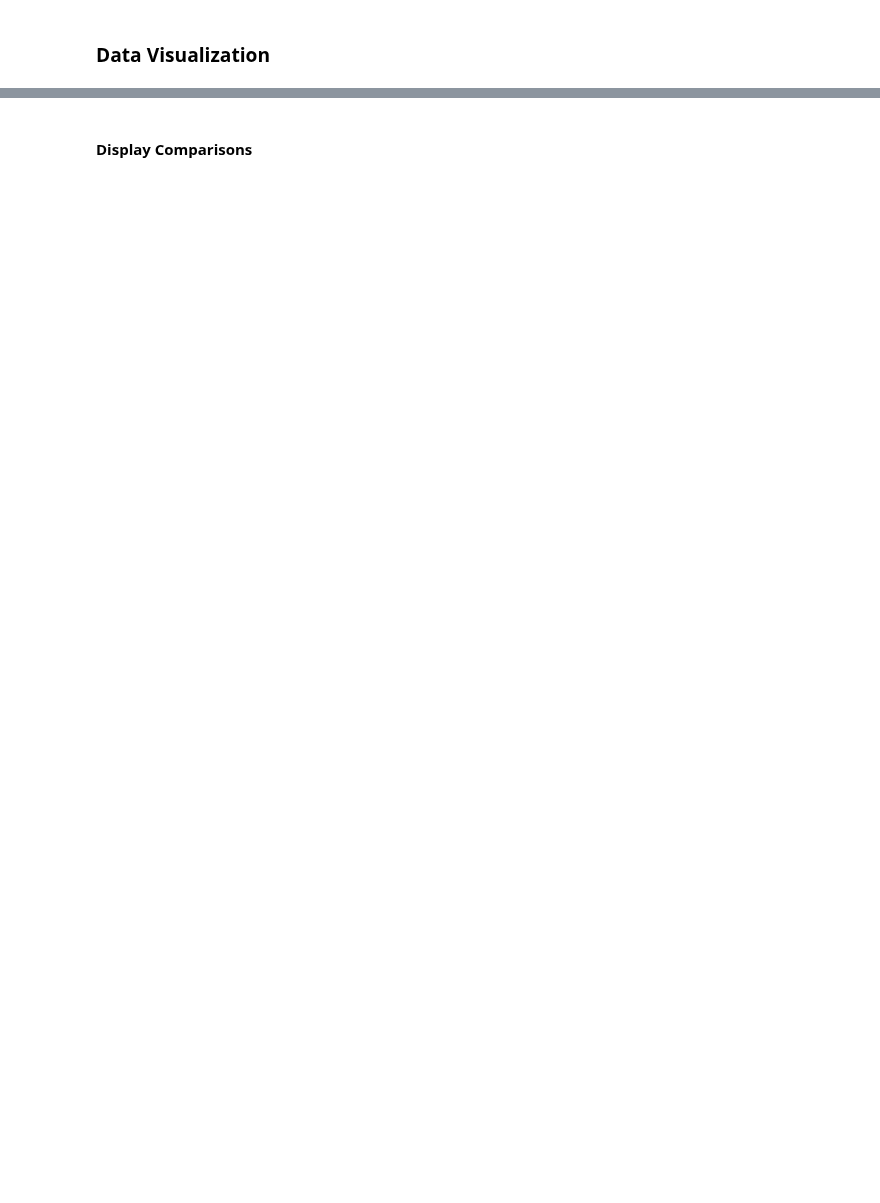
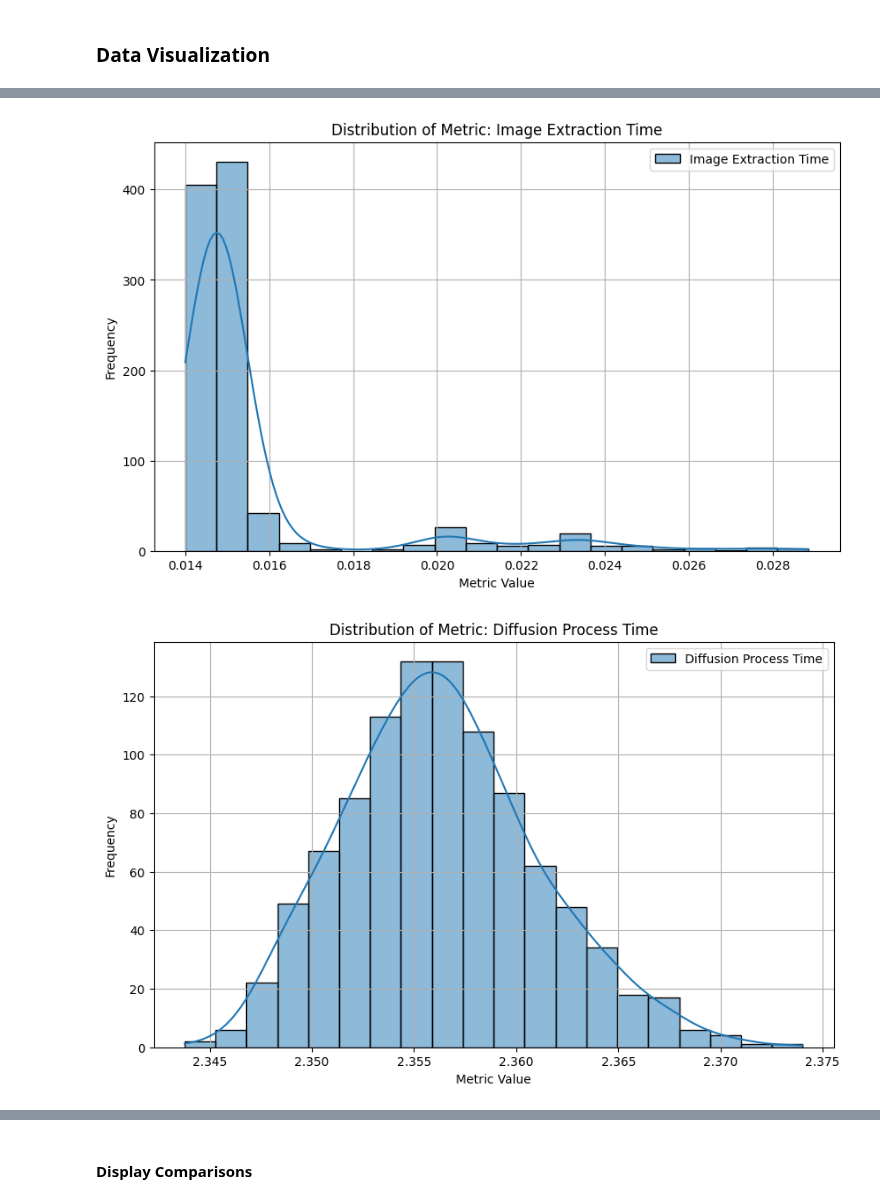
Before and after one commit to AutodeskAILab/WaLa, a Jupyter notebook: Baseline_Testing.ipynb, the cells around one changed output, grey strips where cells are left out. Saved outputs shown, nothing was run; the diff lists cells and outputs as text; code cells hidden in the pictures; blank space fills up the shorter version.

```diff
--- a/Baseline_Testing.ipynb
+++ b/Baseline_Testing.ipynb
@@ -724,0 +216,20 @@ plot_metric_heatmap(
+# %%
+api_key="mqrUAXjKBRul24uX6pxR3gRHX*eyJiYXNlVXJsIjoiaHR0cHM6Ly9jb21ldC5kZXYuY2xvdWRvcy5hdXRvZGVzay5jb20ifQ"
+comet_api = API(api_key=api_key)
+project_name="wala-time-checks"
+workspace="alessandro-giuliano"
+experiment_key = '1bf42d8c3ee545628968903512893acf'
+experiment_keys = {'Benchmark' : '1bf42d8c3ee545628968903512893acf',
+                    'mcubes_fast_write' : '223ac82d90fc4292a33c60cc93e9f929',
+                    'Simplified Vertex' : '7fa0d3b99b0d48588f11da362ed52aca',
+                    'Simplified Quadratic (Inside)' : '86c28056aca843ef9f450d948beb7c61',
+                    'Simplified Quadratic (Outside)' : 'ab20f6ca2c98422399ebae16ad717dff'}
+
+
+# Retrieve the experiment
+experiment = comet_api.get_experiment(workspace, project_name, experiment_keys['Benchmark'])
+
+
+
+all_metric_data, metric_names, metric_display_names = Optim_Visualizations.retrieve_and_plot(experiment,plotting = True)
+# %% [output]
@@ -724,0 +237,2 @@ plot_metric_heatmap(
+[figure, added]
+[figure, added]
```
Also changed, not shown: parts of 25 cells of this notebook, 5 other files.
